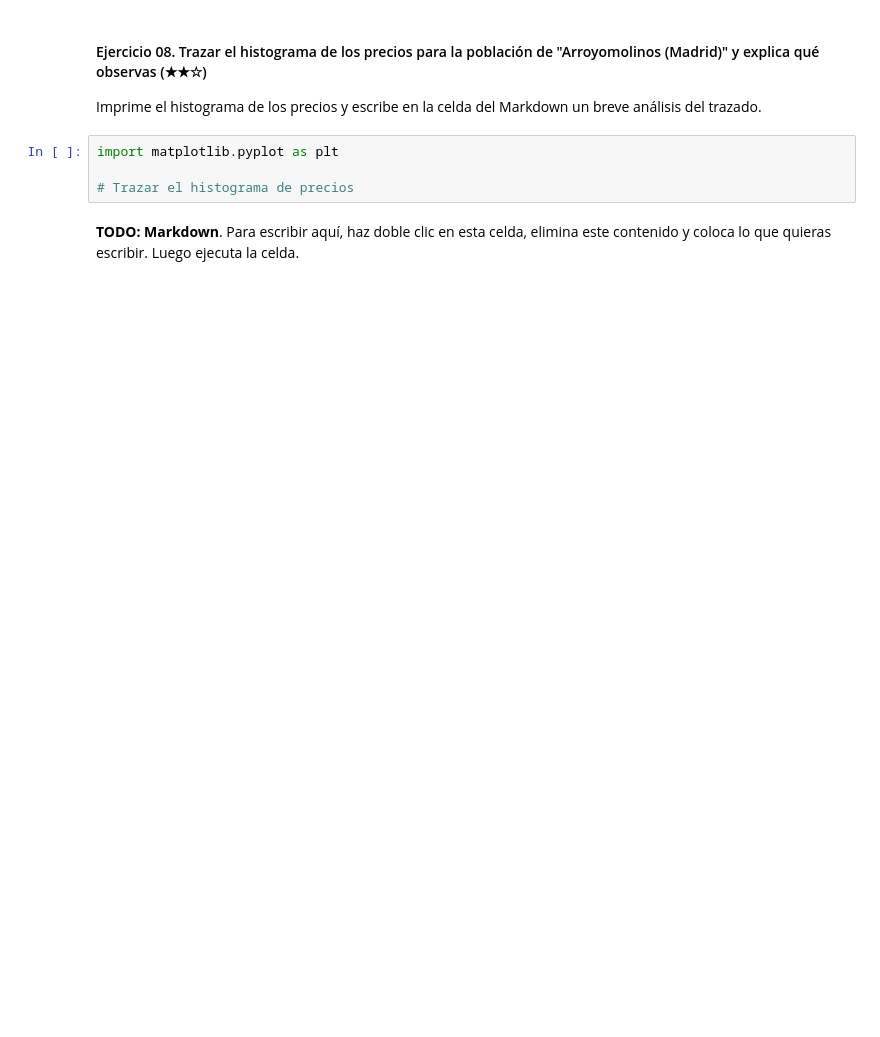
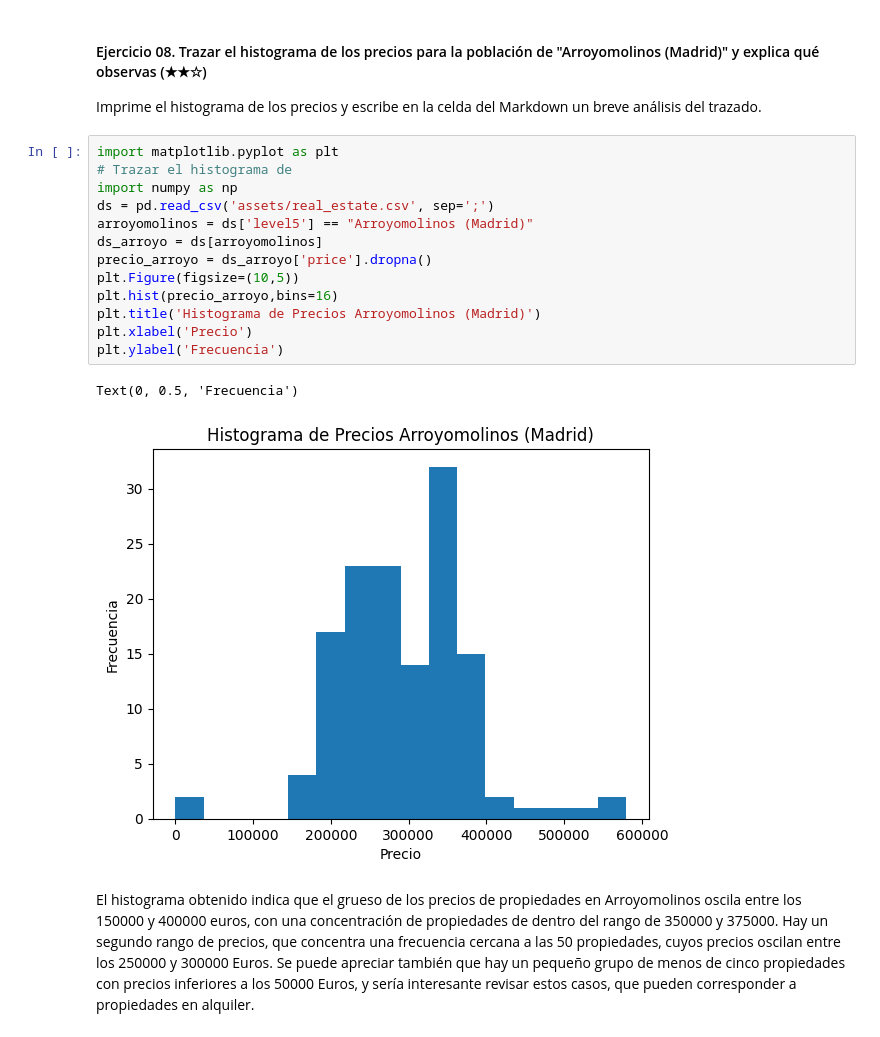
Before and after one commit to 4GeeksAcademy/IRojas-data-clean-up-pandas-for-beginners-project, a Jupyter notebook: project.es.ipynb, the cells around one changed output. Cells and saved outputs as stored; diff of their text form; blank space fills up the shorter version.

```diff
--- a/project.es.ipynb
+++ b/project.es.ipynb
@@ -208,7 +243,19 @@ Imprima el valor obtenido de la columna level5.
 Imprime el histograma de los precios y escribe en la celda del Markdown un breve análisis del trazado.
 # %%
 import matplotlib.pyplot as plt
-
-# Trazar el histograma de precios
+# Trazar el histograma de
+import numpy as np
+ds = pd.read_csv('assets/real_estate.csv', sep=';')
+arroyomolinos = ds['level5'] == "Arroyomolinos (Madrid)"
+ds_arroyo = ds[arroyomolinos]
+precio_arroyo = ds_arroyo['price'].dropna()
+plt.Figure(figsize=(10,5))
+plt.hist(precio_arroyo,bins=16)
+plt.title('Histograma de Precios Arroyomolinos (Madrid)')
+plt.xlabel('Precio')
+plt.ylabel('Frecuencia')
+# %% [output]
+Text(0, 0.5, 'Frecuencia')
+[figure, added]
 # %% [markdown]
-**TODO: Markdown**. Para escribir aquí, haz doble clic en esta celda, elimina este contenido y coloca lo que quieras escribir. Luego ejecuta la celda.
+El histograma obtenido indica que el grueso de los precios de propiedades en Arroyomolinos oscila entre los 150000 y 400000 euros, con una concentración de propiedades de dentro del rango de 350000 y 375000. Hay un segundo rango de precios, que concentra una frecuencia cercana a las 50 propiedades, cuyos precios oscilan entre los 250000 y 300000 Euros. Se puede apreciar también que hay un pequeño grupo de menos de cinco propiedades con precios inferiores a los 50000 Euros, y sería interesante revisar estos casos, que pueden corresponder a propiedades en alquiler.
```
Also changed, not shown: parts of 7 cells of this notebook.
